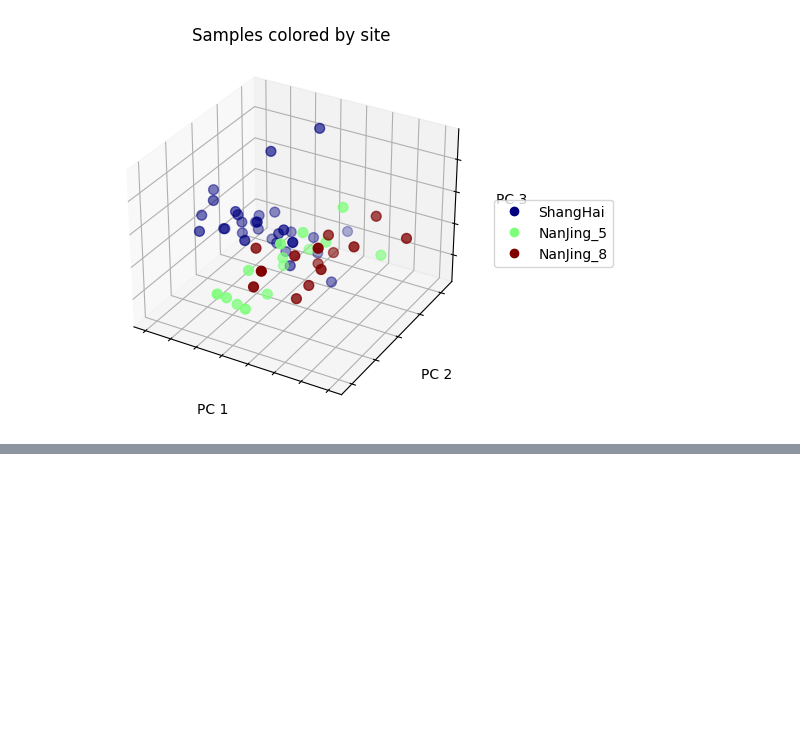
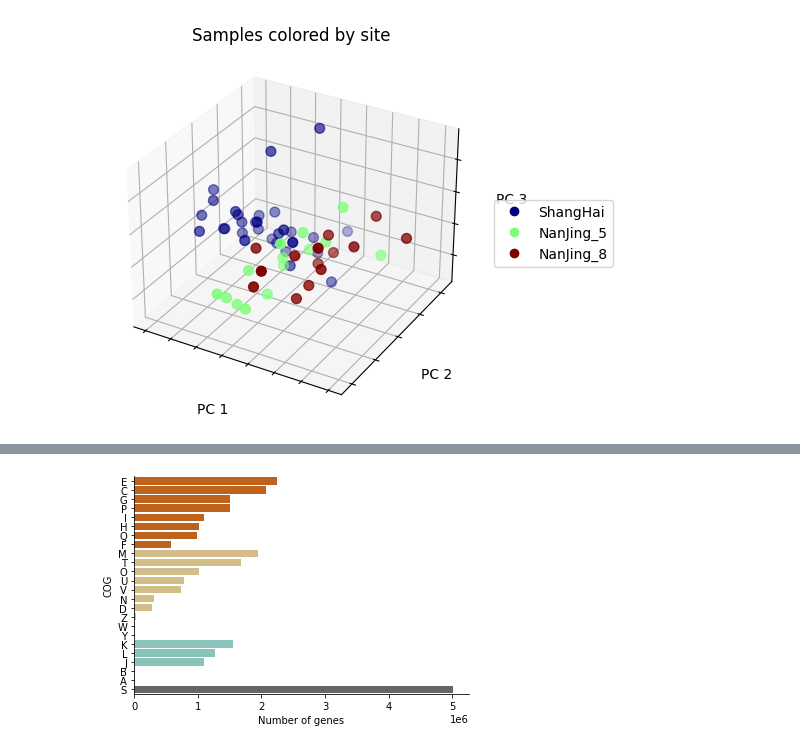
Before and after one commit to BigDataBiology/Duan2026_urban_soil, a Jupyter notebook: analysis/analysis.ipynb, the cells around one changed output, grey strips where cells are left out. Saved outputs shown, nothing was run; the diff lists cells and outputs as text; code cells hidden in the pictures; blank space fills up the shorter version.

Commit message:
ENH update eggnog code&data

```diff
--- a/analysis/analysis.ipynb
+++ b/analysis/analysis.ipynb
@@ -707,0 +714,4 @@ fig = bc_pc.plot(sample_meta, 'Site',
+# %%
+df = pd.read_csv(r'./pre-calculated_data/cog_number.tsv',sep='\t',names=['COG','Number of genes'])
+df = df[df['COG'] != '-']
+df
@@ -707,0 +736,9 @@ fig = bc_pc.plot(sample_meta, 'Site',
+# %%
+corder = ['E','C','G','P','I','H','Q','F','M','T','O','U','V','N','D','Z','W','Y','K','L','J','B','A','S']
+fig, ax = plt.subplots()
+colors = ['#d95f02','#d95f02','#d95f02','#d95f02','#d95f02','#d95f02','#d95f02','#d95f02','#dfc27d','#dfc27d','#dfc27d','#dfc27d','#dfc27d','#dfc27d','#dfc27d','#dfc27d','#dfc27d','#dfc27d','#80cdc1','#80cdc1','#80cdc1','#80cdc1','#80cdc1','#666666']
+sns.barplot(data=df, x='Number of genes', y="COG",order=corder,palette=sns.color_palette(colors))
+ax.spines['top'].set_visible(False)
+ax.spines['right'].set_visible(False)
+# %% [output]
+[figure, added]
```
Also changed, not shown: parts of 5 cells of this notebook, 3 other files.
